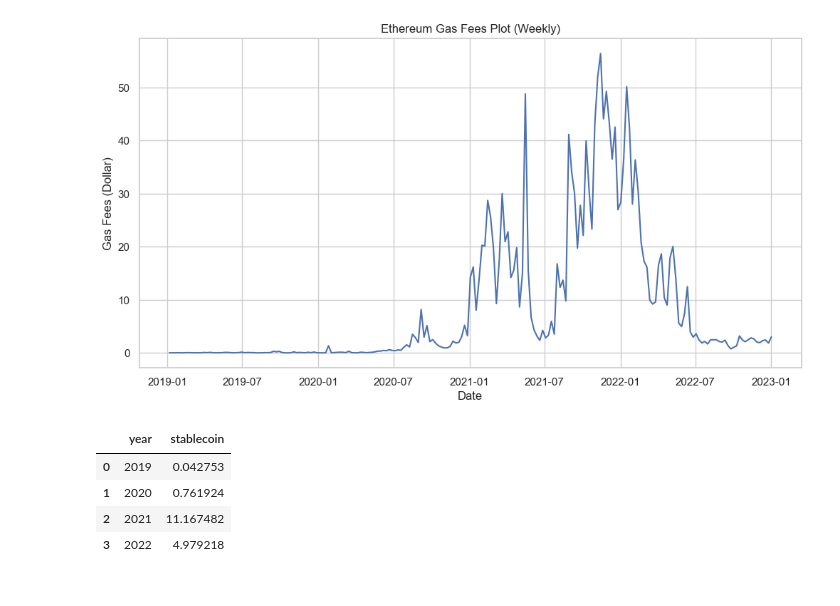
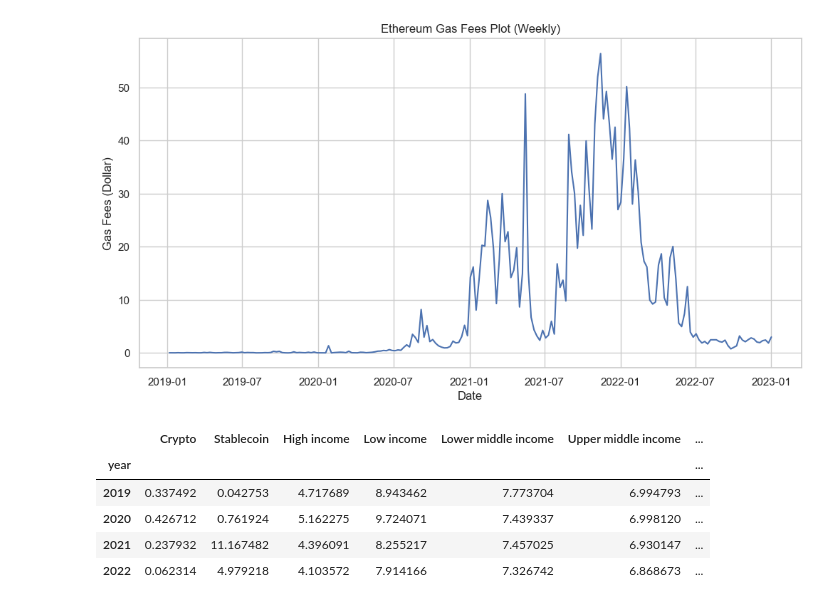
Before and after one commit to kietnguyen01/Remittance-Fees-Analysis, a Jupyter notebook: analysis.ipynb, the cells around one changed output. Drawn from its saved outputs; the diff is of its cells as text; code cells hidden in the pictures.

```diff
--- a/analysis.ipynb
+++ b/analysis.ipynb
@@ -88,6 +98,4 @@ def combine_average_case(scenario_df: pd.DataFrame) -> pd.DataFrame:
     return combined_df
 # %%
-crypto_scenarios = crypto_fees_scenarios(crypto)
-crypto_fees = combine_average_case(crypto_scenarios)
-
-crypto_fees
+crypto_scenarios = ana.crypto_fees_scenarios(crypto)
+crypto_fees = ana.combine_average_case(crypto_scenarios)
@@ -145,13 +119,5 @@ def stablecoin_fees_scenarios(df: pd.DataFrame) -> pd.DataFrame:
 # %%
-stablecoin_fees = stablecoin_fees_scenarios(stablecoin['fees'])
-
-stablecoin_fees
+stablecoin_fees = ana.stablecoin_fees_scenarios(stablecoin['fees'])
-# %% [output]
-|  | year | stablecoin |
-| 0 | 2019 | 0.042753 |
-| 1 | 2020 | 0.761924 |
-| 2 | 2021 | 11.167482 |
-| 3 | 2022 | 4.979218 |
 # %%
 remittance_path = os.path.join('data/remittance/', 'remittance-tables.xlsx')
 # Import remittance dataframes
@@ -210,0 +162,9 @@ for name in remittance:
+# %%
+all_fees
+# %% [output]
+|  | Crypto | Stablecoin | High income | Low income | Lower middle income | Upper middle income | ... |
+| year |  |  |  |  |  |  | ... |
+| 2019 | 0.337492 | 0.042753 | 4.717689 | 8.943462 | 7.773704 | 6.994793 | ... |
+| 2020 | 0.426712 | 0.761924 | 5.162275 | 9.724071 | 7.439337 | 6.998120 | ... |
+| 2021 | 0.237932 | 11.167482 | 4.396091 | 8.255217 | 7.457025 | 6.930147 | ... |
+| 2022 | 0.062314 | 4.979218 | 4.103572 | 7.914166 | 7.326742 | 6.868673 | ... |
```
Also changed, not shown: parts of 15 cells of this notebook, 1 other file.
